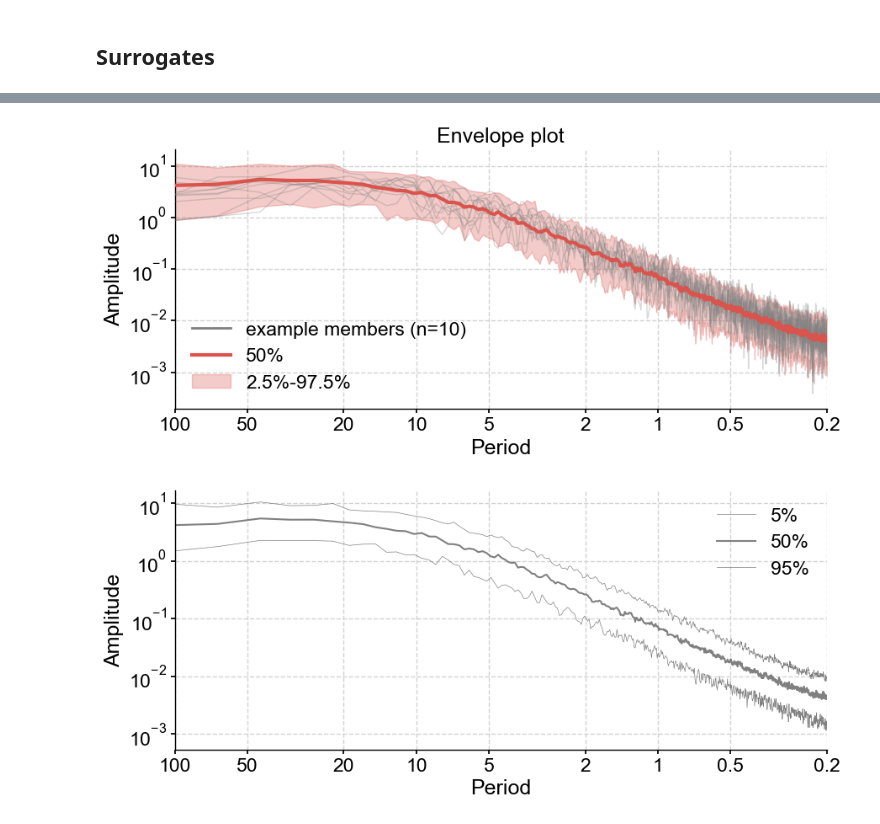
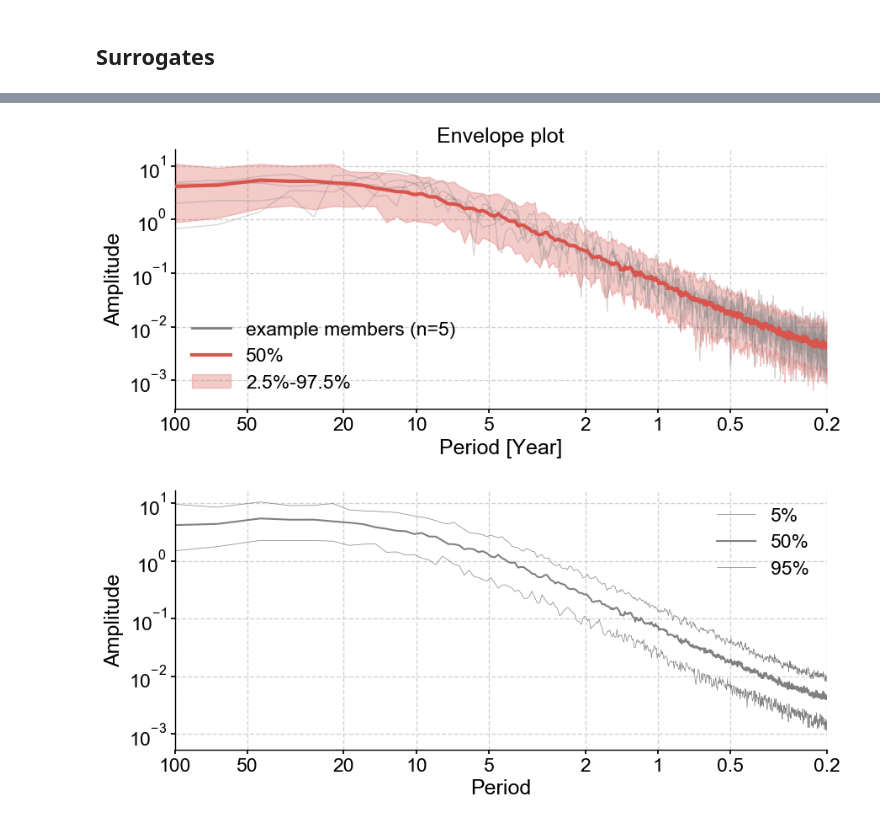
Before and after one commit to LinkedEarth/Pyleoclim_util, a Jupyter notebook: example_notebooks/test_ui.ipynb, the cells around one changed output, grey strips where cells are left out. Drawn from its saved outputs; the diff is of its cells as text; code cells hidden in the pictures.

Commit message:
Add  attribute: period_unit for PSD obj

```diff
--- a/example_notebooks/test_ui.ipynb
+++ b/example_notebooks/test_ui.ipynb
@@ -79,8 +79,8 @@ air = data['air'][:, 0]
 nino = data['nino'][:, 0]
 t = data['datayear'][:, 0]
 # %%
-ts_air = pyleo.Series(time=t, value=air)
-ts_nino = pyleo.Series(time=t, value=nino)
+ts_air = pyleo.Series(time=t, value=air, time_unit='Year')
+ts_nino = pyleo.Series(time=t, value=nino, time_unit='Year')
 
 fig, ax = ts_air.plot(title='Deasonalized All Indian Rainfall Index')
 fig, ax = ts_nino.plot(title='El Nino Region 3 -- SST Anomalies')
@@ -136,7 +142,7 @@ fig, ax = surr_psd.plot(plot_kwargs={'color': 'gray', 'alpha': 0.1})
 # %%
-fig, ax = surr_psd.plot_envelope(title='Envelope plot')
+fig, ax = surr_psd.plot_envelope(title='Envelope plot', members_plot_num=5)
 # %% [output]
-[figure, old version]
+[figure, new version]
 # %%
 surr_qs = surr_psd.quantiles()
 # %%
```
Also changed, not shown: parts of 4 cells of this notebook, 2 other files.
